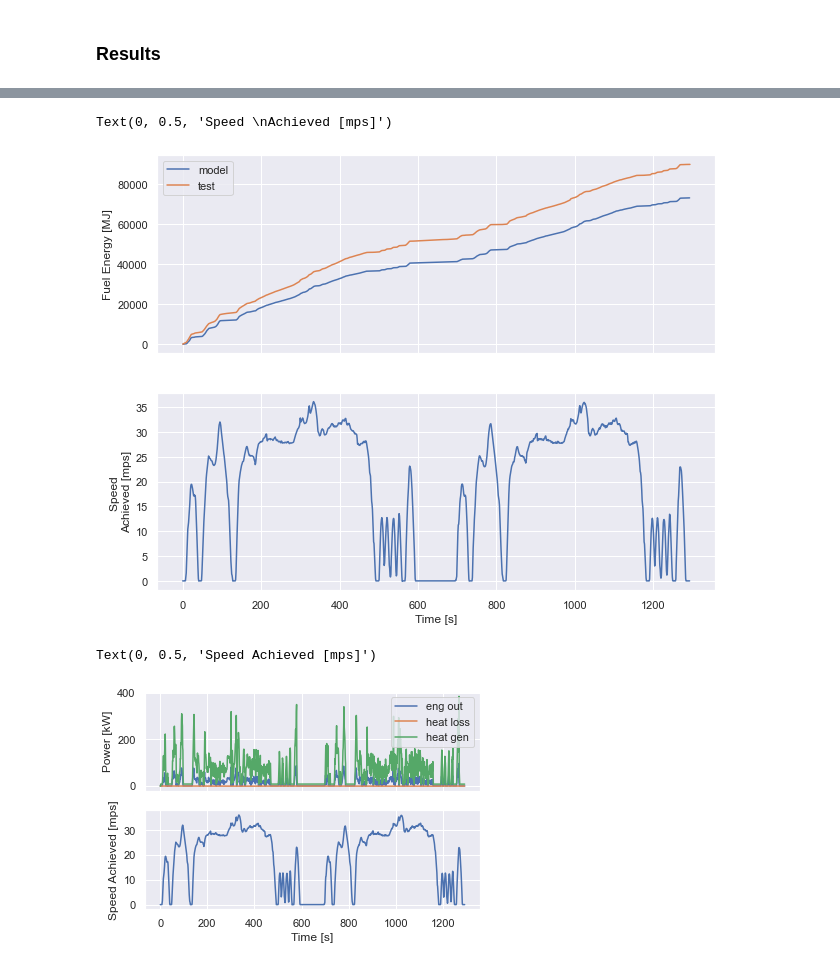
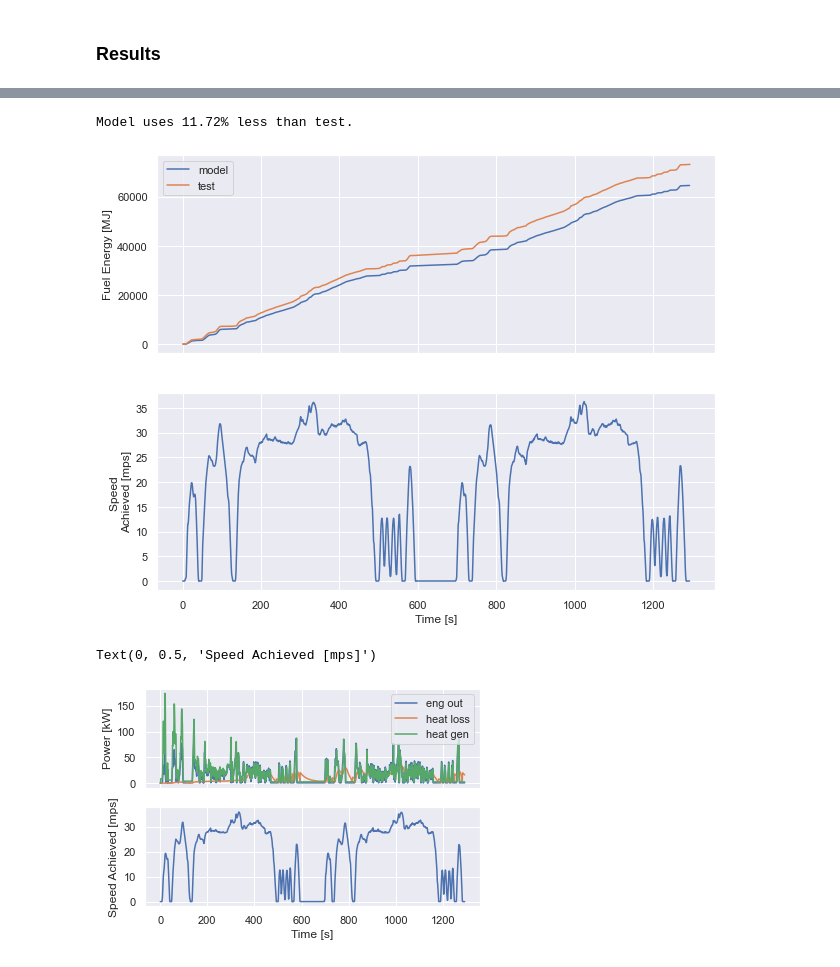
Before and after one commit to NREL/fastsim, a Jupyter notebook: docs/hot_demo.ipynb, the cells around one changed output, grey strips where cells are left out. Cells and saved outputs as stored; diff of their text form; code cells hidden in the pictures.

```diff
--- a/docs/hot_demo.ipynb
+++ b/docs/hot_demo.ipynb
@@ -149,7 +53,8 @@ def load_test_data():
 # %%
-df = load_test_data()
+df = hot_utils.load_test_data(use_cs=True, use_hs=True)
 idx = pd.IndexSlice # used to slice multi index
 
-cyc_name = 'us06x4 0F cs'
+# cyc_name = 'us06x4 0F cs'
+cyc_name = 'us06x2 95F hs'
 # %% [output]
 Loading test data.
@@ -182,11 +87,13 @@ sim_drive = simdrivehot.SimDriveHotJit(cyc_jit, veh_jit,
     teAmbDegC = np.interp(cycSecs, test_time_steps, test_te_amb),
       teFcInitDegC=df.loc[idx[cyc_name, :, 0], 'CylinderHeadTempC'][0])
 
-params = ['fcThrmMass', 'fcDiam', 'hFcToAmbStop', 'radiator_eff']
-x = [100, 1, 50, 5]
-# x = [5.08085815e+01, 1.09601093e-01, 1.21070842e+02, 4.99980354e+01]
-for i, param in enumerate(params):
-    sim_drive.__setattr__(param, x[i])
+sim_drive = simdrive.SimDriveJit(cyc_jit, veh_jit)
+
+# params = ['fcThrmMass', 'fcDiam', 'hFcToAmbStop', 'radiator_eff']
+# x = [100, 1, 50, 5]
+# # x = [5.08085815e+01, 1.09601093e-01, 1.21070842e+02, 4.99980354e+01]
+# for i, param in enumerate(params):
+#     sim_drive.__setattr__(param, x[i])
 
 sim_drive.sim_drive()
 print(f'Elapsed time: {time.time() - t0:.2e} s')
@@ -209,15 +113,23 @@ Text(0, 0.5, 'Speed \nAchieved [mps]')
 # %%
 fig, (ax1, ax2) = plt.subplots(2, 1, sharex=True, figsize=(10,8))
 ax1.plot(cyc.cycSecs[1:], cumtrapz(x=cyc.cycSecs, y=sim_drive.fcKwInAch), label='model')
 ax1.plot(test_time_steps[1:], cumtrapz(x=test_time_steps, y=df.loc[idx[cyc_name, :, :], 'Fuel_Power_Calc[kW]']), label='test')
 ax1.set_ylabel('Fuel Energy [MJ]')
 ax1.legend()
 ax2.plot(cyc.cycSecs, sim_drive.mpsAch)
 ax2.set_xlabel('Time [s]')
 ax2.set_ylabel('Speed \nAchieved [mps]')
+
+fuel_frac_err = (np.trapz(x=cyc.cycSecs, y=sim_drive.fcKwInAch) -
+                np.trapz(x=test_time_steps,
+                         y=df.loc[idx[cyc_name, :, :], 'Fuel_Power_Calc[kW]'])) /\
+                np.trapz(x=test_time_steps,
+                         y=df.loc[idx[cyc_name, :, :], 'Fuel_Power_Calc[kW]'])
+less_more = 'less' if fuel_frac_err < 0 else 'more'
+print(f"Model uses {abs(fuel_frac_err):.2%} " + less_more + " than test.")
 # %% [output]
-Text(0, 0.5, 'Speed \nAchieved [mps]')
+Model uses 11.72% less than test.
-[figure, old version]
+[figure, new version]
 # %%
 fig, (ax1, ax2) = plt.subplots(2, 1, sharex=True)
 ax1.plot(cyc.cycSecs, sim_drive.fcKwOutAch, label='eng out')
@@ -230,7 +142,7 @@ ax2.set_xlabel('Time [s]')
 ax2.set_ylabel('Speed Achieved [mps]')
 # %% [output]
 Text(0, 0.5, 'Speed Achieved [mps]')
-[figure, old version]
+[figure, new version]
 # %%
 fig, (ax1, ax2) = plt.subplots(2, 1, sharex=True)
 ax1.plot(cyc.cycSecs, sim_drive.hFcToAmb, label='final')
```
Also changed, not shown: parts of 8 cells of this notebook, 2 other files.
